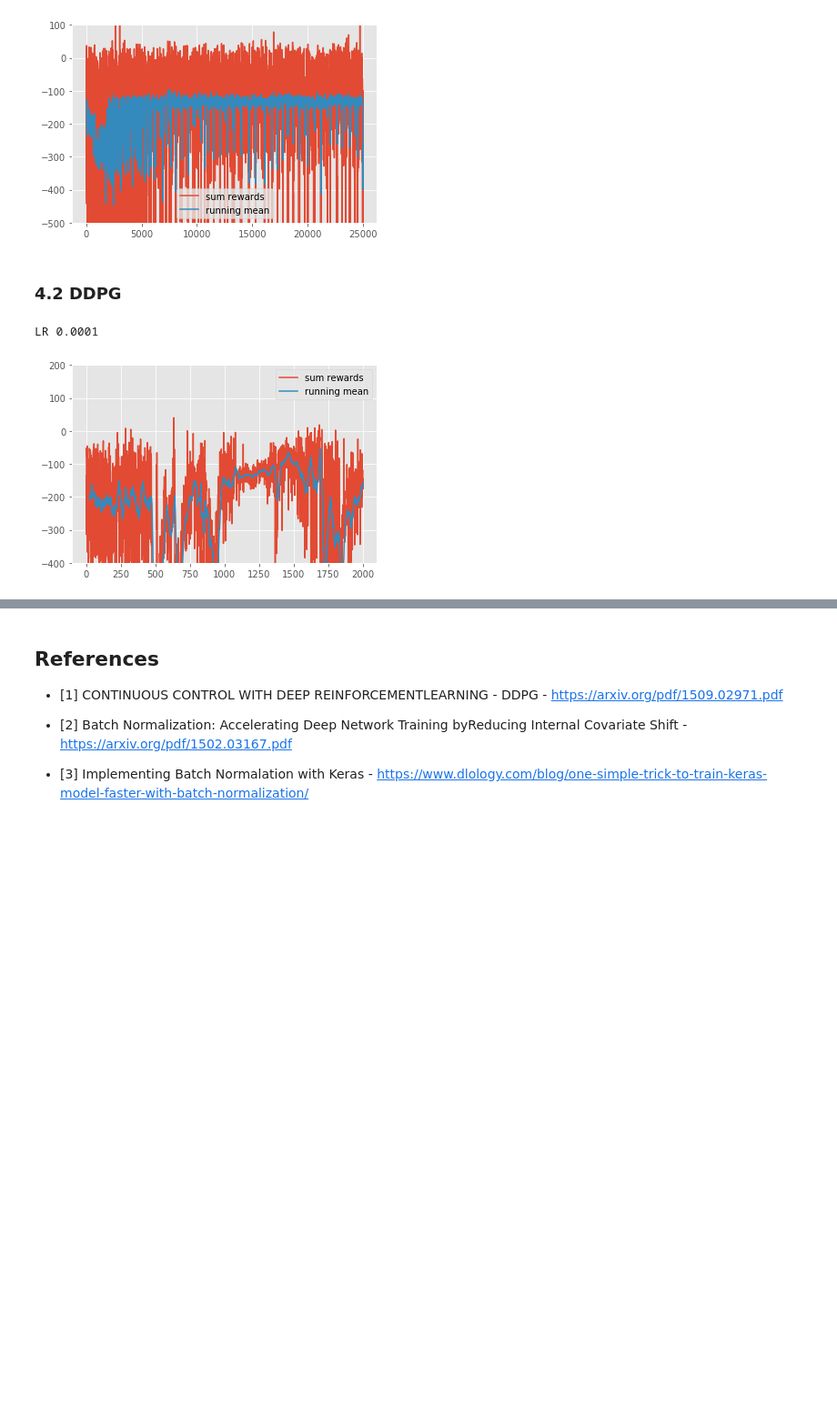
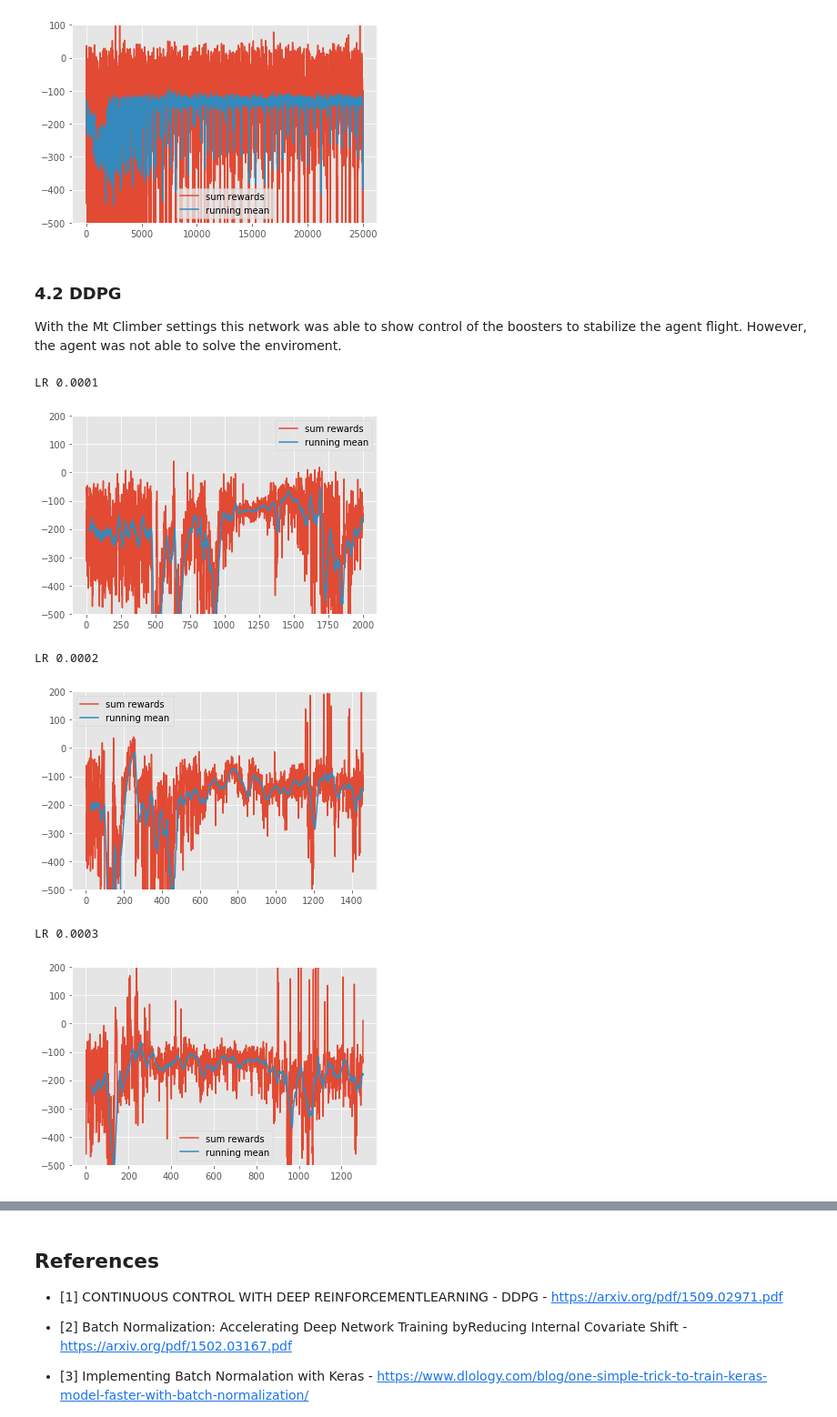
Before and after one commit to smmuzza/CapstoneProjectMLNanoDegree, a Jupyter notebook: CapstoneProjectReport.ipynb, the cells around one changed output, grey strips where cells are left out. Shown at 91% size. Cells and saved outputs as stored; diff of their text form; code cells hidden in the pictures; blank space fills up the shorter version.

```diff
--- a/CapstoneProjectReport.ipynb
+++ b/CapstoneProjectReport.ipynb
@@ -2051,13 +3360,26 @@ plot_score_from_file(dir + "20190629195846LunarLander-v2_train.txt", -500, 100,
 # %% [output]
 lunar lander with simple discretized Q learning agent
 [figure]
-# %% [markdown]
-### 4.2 DDPG
+# %% [markdown]
+### 4.2 DDPG
+
+With the Mt Climber settings this network was able to show control of the boosters to stabilize the agent flight. However, the agent was not able to solve the enviroment.
 # %%
 print("LR 0.0001")
+dir = "results/lunarlandercontinuous/learningRate/0.0001/"
+plot_score_from_file(dir + "20190629203656LunarLanderContinuous-v2_train.txt", -500, 200, 1)
 
-dir = "results/lunarlandercontinuous/learningRate/0.0001/"
-plot_score_from_file(dir + "20190629203656LunarLanderContinuous-v2_train.txt", -400, 200, 1)
+print("LR 0.0002")
+dir = "results/lunarlandercontinuous/learningRate/0.0002/"
+plot_score_from_file(dir + "20190629224211LunarLanderContinuous-v2_train.txt", -500, 200, 1)
+
+print("LR 0.0003")
+dir = "results/lunarlandercontinuous/learningRate/0.0003/"
+plot_score_from_file(dir + "20190630081636LunarLanderContinuous-v2_train.txt", -500, 200, 1)
 # %% [output]
 LR 0.0001
-[figure, old version]
+[figure, new version]
+LR 0.0002
+[figure, added]
+LR 0.0003
+[figure, added]
```
Also changed, not shown: parts of 48 cells of this notebook, 6 other files.
